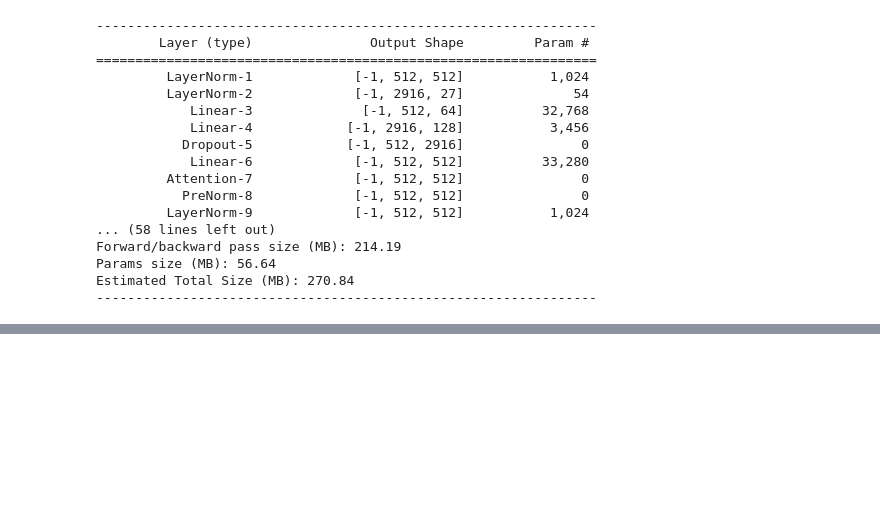
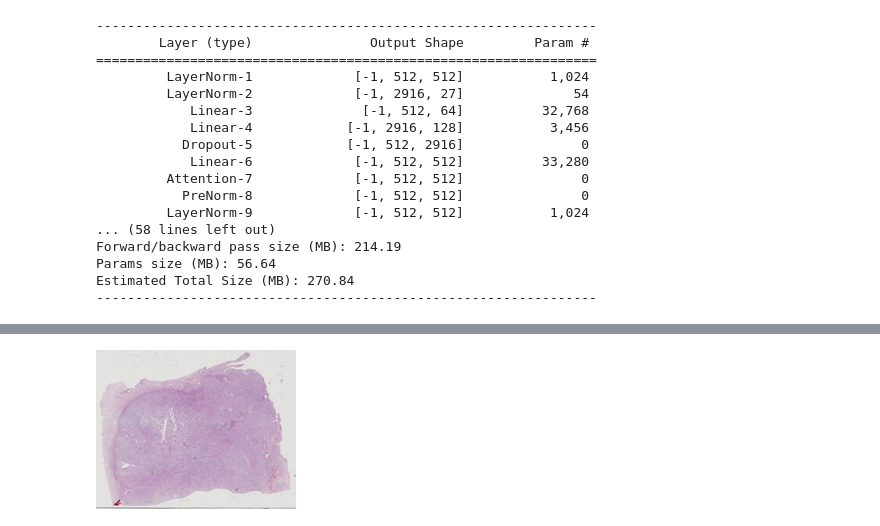
Before and after one commit to konst-int-i/healnet, a Jupyter notebook: notebooks/playground.ipynb, the cells around one changed output, grey strips where cells are left out. Saved outputs shown, nothing was run; the diff lists cells and outputs as text; code cells hidden in the pictures; blank space fills up the shorter version.

```diff
--- a/notebooks/playground.ipynb
+++ b/notebooks/playground.ipynb
@@ -478,5 +461,12 @@ Running validation...
 # %%
-import openslide
+# import openslide
+from openslide import OpenSlide
+from pathlib import Path
+from pprint import pprint
 
-wsi_path = Path("data/gdc_manifests/bc9e3954-59d0-4f25-9022-42c97db7aea2/TCGA-2F-A9KT-01Z-00-DX1.ADD6D87C-0CC2-4B1F-A75F-108C9EB3970F.svs")
-wsi_image = openslide.OpenSlide(wsi_path)
+wsi_path = Path("data/tcga/gdc_manifests/bc9e3954-59d0-4f25-9022-42c97db7aea2/TCGA-2F-A9KT-01Z-00-DX1.ADD6D87C-0CC2-4B1F-A75F-108C9EB3970F.svs")
+slide_id = wsi_path.name
+# def get_slide_id(path: Path) -> str:
+#     return path[]
+
+slide = OpenSlide(wsi_path)
@@ -490,0 +510,5 @@ wsi_image = openslide.OpenSlide(wsi_path)
+# %%
+# quick plotting util
+slide.get_thumbnail((200, 200))
+# %% [output]
+[figure, added]
```
Also changed, not shown: parts of 20 cells of this notebook, 19 other files.
